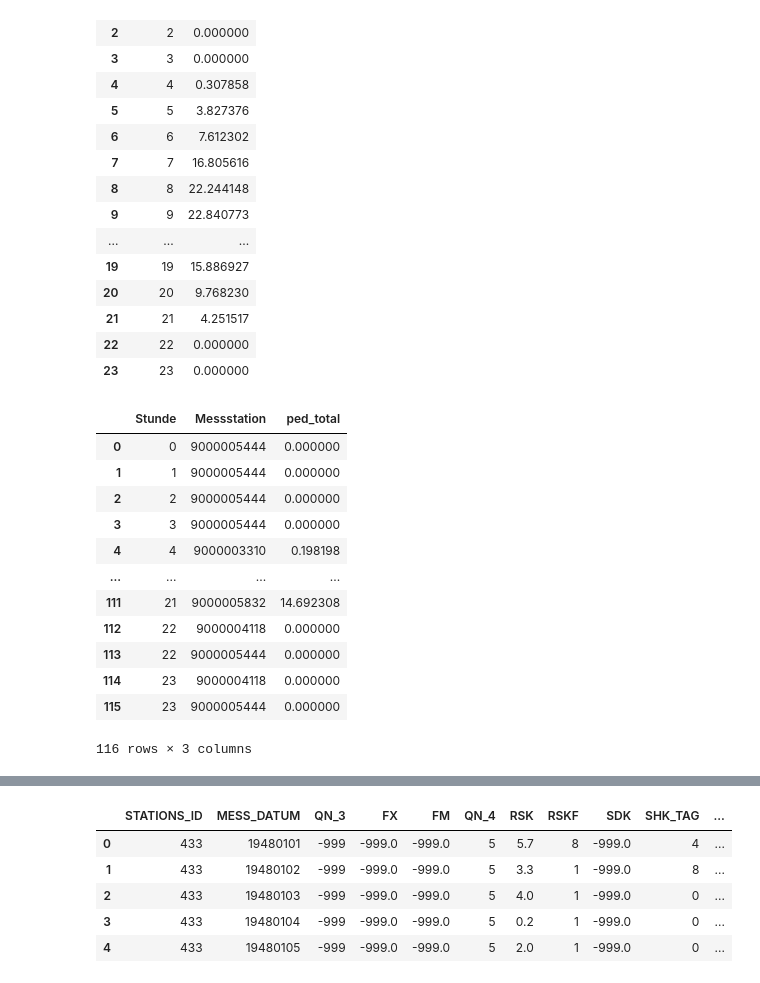
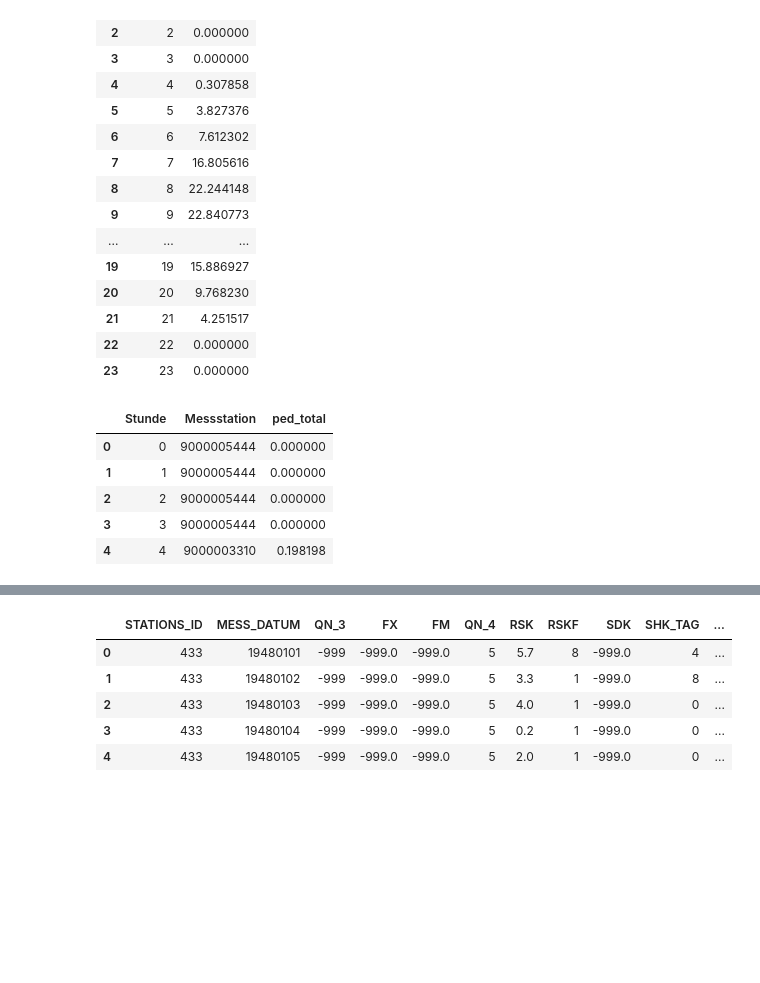
Before and after one commit to mjrm123mi/Data-Science-Pedestrian-Project, a Jupyter notebook: src/Explorative_Datenanalyse_Fußgaengerinnen.ipynb, the cells around one changed output, grey strips where cells are left out. Cells and saved outputs as stored; diff of their text form; code cells hidden in the pictures; blank space fills up the shorter version.

```diff
--- a/src/Explorative_Datenanalyse_Fußgaengerinnen.ipynb
+++ b/src/Explorative_Datenanalyse_Fußgaengerinnen.ipynb
@@ -168,19 +168,14 @@ stuendlichemittelwerte.reset_index().rename(columns={"date_local": "Stunde"}) #a
 station_stuendlichemittelwerte = dftotal.groupby([dftotal["date_local"].dt.hour, "segment_id"]).mean() #hiermit gruppiere ich nach stunden und station (segmentid) und berechne den mittelwert (hier 6x24bins=144..ist granularer)
 #Für die Station xy erwarte ich im Durschnitt zwischen 13 und 15 uhr y Fußgaengerinnen.
 # %%
-station_stuendlichemittelwerte["ped_total"].reset_index().rename(columns={"date_local": "Stunde", "segment_id":"Messstation"}) #mit reset_index() macht den index wieder zu normalen spalten
+baselinemodell2 = station_stuendlichemittelwerte["ped_total"].reset_index().rename(columns={"date_local": "Stunde", "segment_id":"Messstation"}) #mit reset_index() macht den index wieder zu normalen spalten
-# %% [output]
-|  | Stunde | Messstation | ped_total |
-| 0 | 0 | 9000005444 | 0.000000 |
-| 1 | 1 | 9000005444 | 0.000000 |
-| 2 | 2 | 9000005444 | 0.000000 |
-| 3 | 3 | 9000005444 | 0.000000 |
-| 4 | 4 | 9000003310 | 0.198198 |
-| ... | ... | ... | ... |
-| 111 | 21 | 9000005832 | 14.692308 |
-| 112 | 22 | 9000004118 | 0.000000 |
-| 113 | 22 | 9000005444 | 0.000000 |
-| 114 | 23 | 9000004118 | 0.000000 |
-| 115 | 23 | 9000005444 | 0.000000 |
-116 rows × 3 columns
+# %%
+baselinemodell2.head()
+# %% [output]
+|  | Stunde | Messstation | ped_total |
+| 0 | 0 | 9000005444 | 0.000000 |
+| 1 | 1 | 9000005444 | 0.000000 |
+| 2 | 2 | 9000005444 | 0.000000 |
+| 3 | 3 | 9000005444 | 0.000000 |
+| 4 | 4 | 9000003310 | 0.198198 |
 # %%
```
Also changed, not shown: parts of 6 cells of this notebook.
